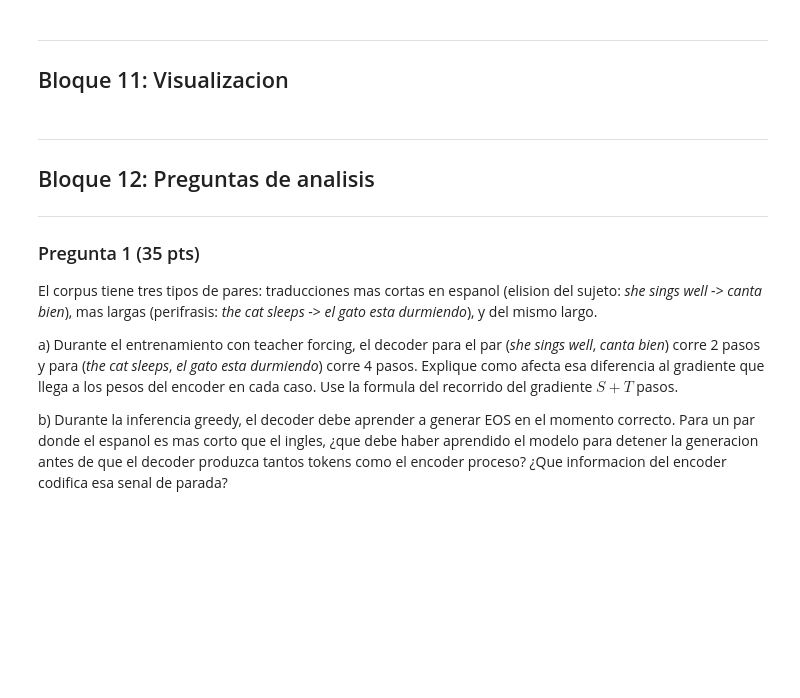
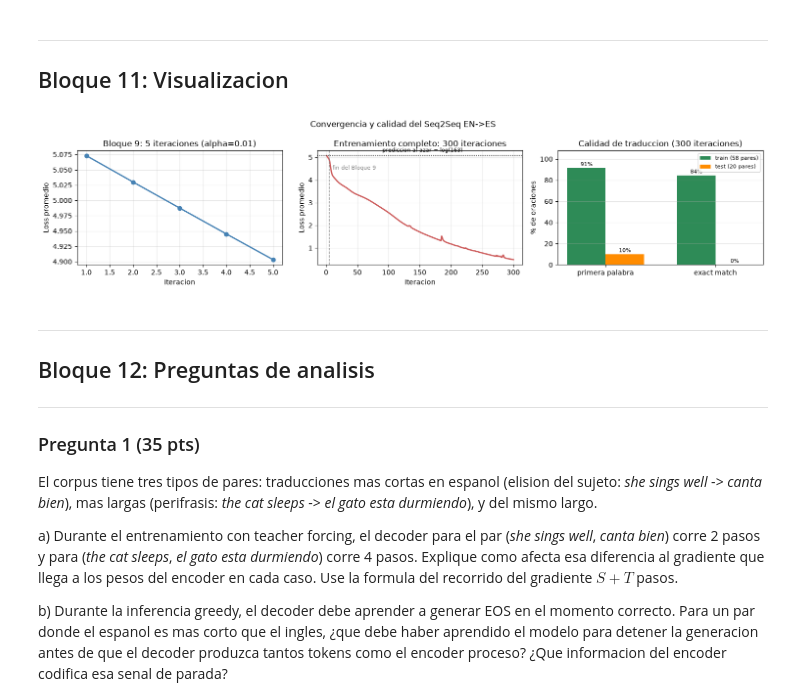
Before and after one commit to nadissa1508/CC3092-DEEP-LEARNING, a Jupyter notebook: Lab 3/S4_Lab_Semana4_Seq2Seq.ipynb, the cells around one changed output. Drawn from its saved outputs; the diff is of its cells as text; code cells hidden in the pictures; blank space fills up the shorter version.

Commit message:
Laboratorio 3 completo

```diff
--- a/Lab 3/S4_Lab_Semana4_Seq2Seq.ipynb
+++ b/Lab 3/S4_Lab_Semana4_Seq2Seq.ipynb
@@ -350,13 +392,20 @@ def compute_loss(logits_list, target_indices):
     """
     Entropia cruzada categorica promedio sobre la secuencia.
     Retorna tensor escalar.
+
+    L = (1/S) * sum_s ( -log softmax(z_s)[w_s*] )
+
+    Se usa log_softmax en lugar de log(softmax(...)) por estabilidad numerica:
+    log_softmax resta el maximo internamente y evita overflow de exp().
+    El promedio (y no la suma) hace que oraciones largas y cortas contribuyan
+    con una magnitud comparable de gradiente.
     """
-    S = len(target_indices)
-    total = torch.zeros(())
+    total = 0.0
     for z, tgt_idx in zip(logits_list, target_indices):
-        log_probs = F.log_softmax(z, dim=0)
-        total = total - log_probs[tgt_idx]
-    return total / S
+        log_probs = F.log_softmax(z, dim=0)     # (tgt_V,)
+        total = total + (-log_probs[tgt_idx])   # perdida del paso s
+    return total / len(logits_list)
+
 
 S = len(dec_target_idx)
 loss_mean = compute_loss(logits_list, dec_target_idx)
@@ -725,3 +1155,50 @@ if losses_train:
+# %%
+fig, axes = plt.subplots(1, 3, figsize=(15, 3.6))
+
+# Izquierda: las 5 iteraciones del Bloque 9 (verificacion del backward)
+axes[0].plot(range(1, 6), losses_train, 'o-', color='steelblue', linewidth=2)
+axes[0].set_xlabel('Iteracion'); axes[0].set_ylabel('Loss promedio')
+axes[0].set_title('Bloque 9: 5 iteraciones (alpha=0.01)')
+axes[0].grid(True, alpha=0.3)
+
+# Centro: las 300 iteraciones completas
+axes[1].plot(range(1, len(losses_full) + 1), losses_full, color='indianred', linewidth=2)
+axes[1].axvline(5, color='gray', linestyle='--', linewidth=1)
+axes[1].text(10, max(losses_full) * 0.88, 'fin del Bloque 9', fontsize=8, color='gray')
+axes[1].axhline(float(np.log(tgt_V)), color='black', linestyle=':', linewidth=1)
+axes[1].text(90, float(np.log(tgt_V)) + 0.15, 'prediccion al azar = log(163)',
+             fontsize=8, color='black')
+axes[1].set_xlabel('Iteracion'); axes[1].set_ylabel('Loss promedio')
+axes[1].set_title('Entrenamiento completo: 300 iteraciones')
+axes[1].grid(True, alpha=0.3)
+
+# Derecha: calidad real de la traduccion, train vs test
+def metricas(data):
+    primera = exacta = 0
+    for s, t in data:
+        pred = traducir(s)
+        if pred and pred.split()[0] == t.split()[0]: primera += 1
+        if pred == t: exacta += 1
+    return primera / len(data) * 100, exacta / len(data) * 100
+
+m_train = metricas(TRAIN_DATA); m_test = metricas(TEST_DATA)
+x = np.arange(2); ancho = 0.35
+axes[2].bar(x - ancho/2, m_train, ancho, label='train (58 pares)', color='seagreen')
+axes[2].bar(x + ancho/2, m_test,  ancho, label='test (20 pares)',  color='darkorange')
+for i, (a, b) in enumerate(zip(m_train, m_test)):
+    axes[2].text(i - ancho/2, a + 2, f'{a:.0f}%', ha='center', fontsize=8)
+    axes[2].text(i + ancho/2, b + 2, f'{b:.0f}%', ha='center', fontsize=8)
+axes[2].set_xticks(x); axes[2].set_xticklabels(['primera palabra', 'exact match'])
+axes[2].set_ylabel('% de oraciones'); axes[2].set_ylim(0, 108)
+axes[2].set_title('Calidad de traduccion (300 iteraciones)')
+axes[2].legend(fontsize=8); axes[2].grid(True, alpha=0.3, axis='y')
+
+plt.suptitle('Convergencia y calidad del Seq2Seq EN->ES')
+plt.tight_layout()
+plt.savefig('convergencia_seq2seq.png', dpi=110, bbox_inches='tight')
+plt.show()
+# %% [output]
+[figure, added]
 # %% [markdown]
 ---
 ## Bloque 12: Preguntas de analisis
```
Also changed, not shown: parts of 30 cells of this notebook, 1 other file.
